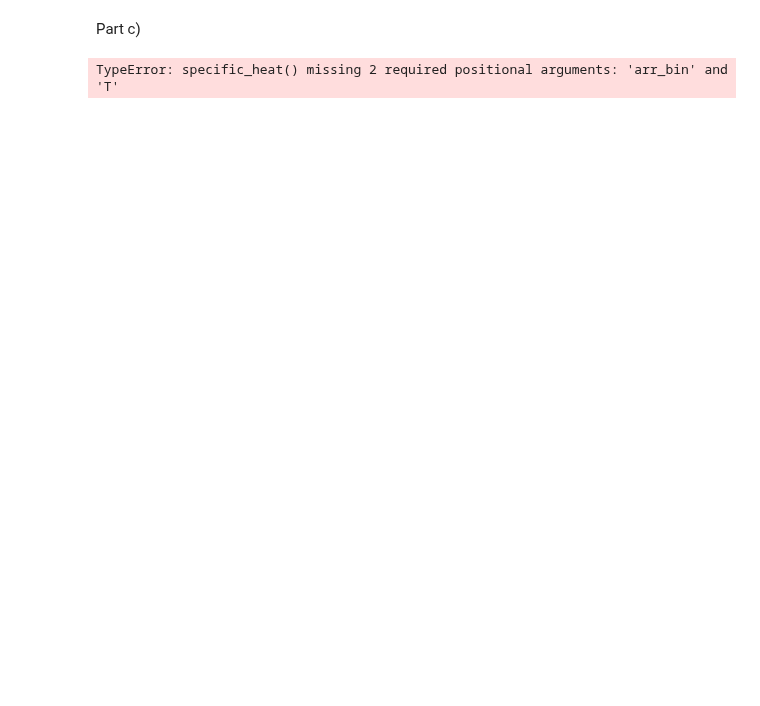
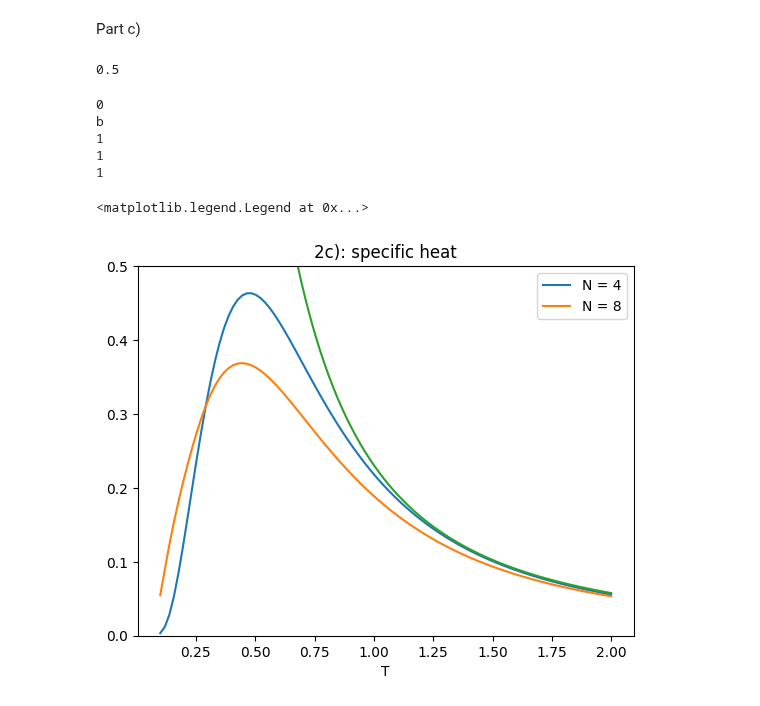
Before and after one commit to corinnawegner/Computational-physics, a Jupyter notebook: Project 6/Problem 2.ipynb, the cells around one changed output. Saved outputs shown, nothing was run; the diff lists cells and outputs as text; code cells hidden in the pictures; blank space fills up the shorter version.

Commit message:
specific heat

```diff
--- a/Project 6/Problem 2.ipynb
+++ b/Project 6/Problem 2.ipynb
@@ -169,4 +150,0 @@ def C_v(N, T, J=1):
-# %%
-sp = specific_heat()
-# %% [output]
-TypeError: specific_heat() missing 2 required positional arguments: 'arr_bin' and 'T'
@@ -176,0 +199,46 @@ plt.plot(list_T, C_v(100, list_T))
+# %%
+ms = magnetic_susceptibility(eigenvectors[0], 2, 1)
+ms
+# %% [output]
+0.5
+# %%
+[bin(a) for a in range(8)]
+for b in bin(7):
+    print(b)
+# %% [output]
+0
+b
+1
+1
+1
+# %%
+list_N_c = [4,8]#,12] #Todo: Add another
+specific_heats = []
+magnetic_susceptibilities = []
+list_T = np.linspace(0.1,2,100)
+
+for n in list_N_c:
+    list_sp = []
+    list_ms = []
+    for temp in list_T:
+        H_n = generate_Hamiltonian(n)
+        eigs = np.linalg.eig(H_n)
+        eigvecs = eigs.eigenvectors
+        sp = specific_heat(eigs.eigenvalues, n, temp)
+        list_sp.append(sp)
+        ms = magnetic_susceptibility(eigvecs, n, temp)
+        list_ms.append(ms)
+    magnetic_susceptibilities.append(list_ms)
+    specific_heats.append(list_sp)
+# %%
+plt.plot(list_T, specific_heats[0], label="N = 4")
+plt.plot(list_T, specific_heats[1], label="N = 8")
+#plt.plot(list_T, specific_heats[2], label="N = 12") #Todo: Calculate and plot this as well
+plt.plot(list_T, [3/(13*t**2) for t in list_T])
+plt.title("2c): specific heat")
+plt.xlabel("T")
+plt.ylim(0,0.5)
+plt.legend()
+# %% [output]
+<matplotlib.legend.Legend at 0x...>
+[figure, added]
```
Also changed, not shown: parts of 16 cells of this notebook.
